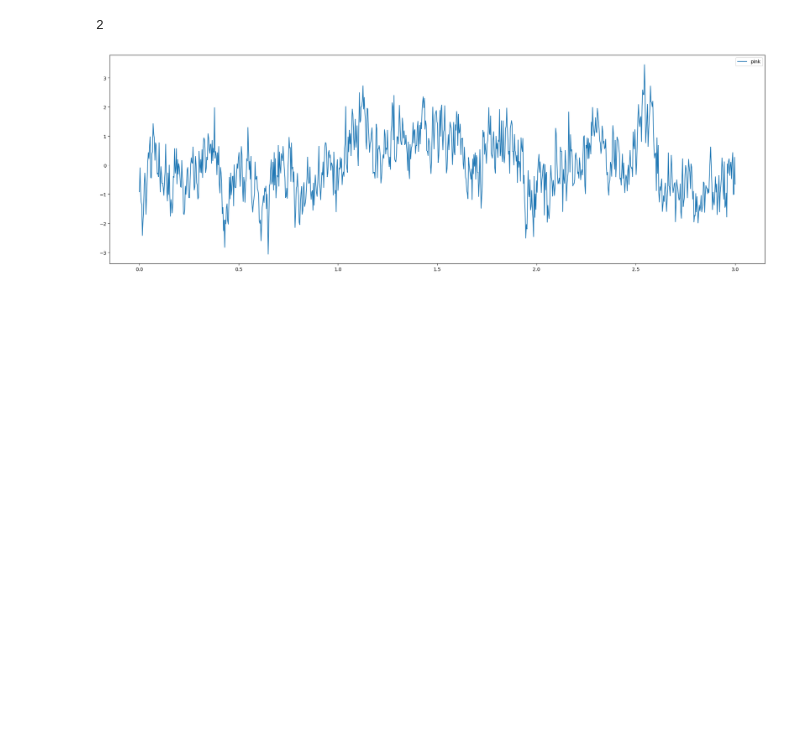
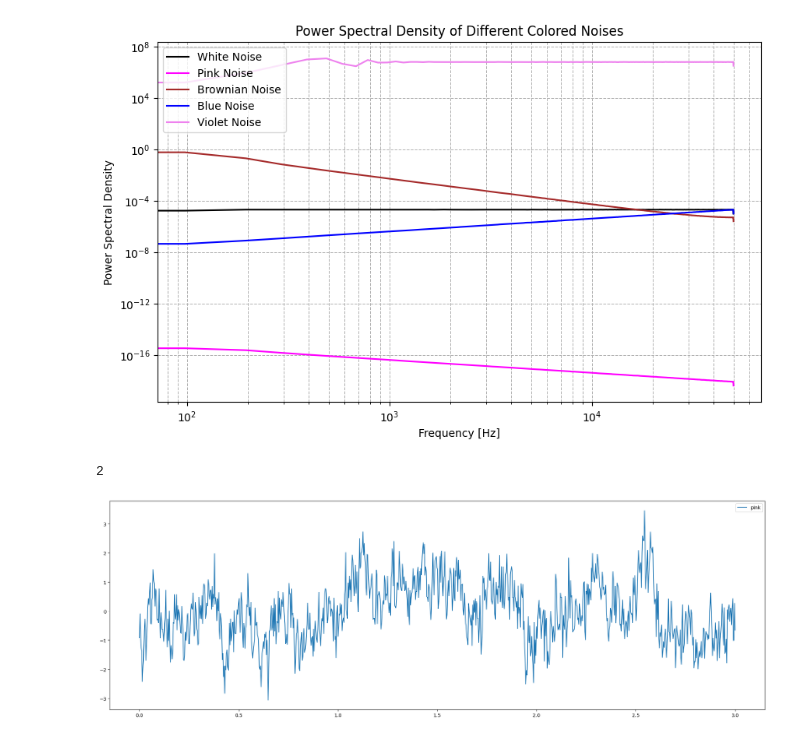
Before and after one commit to alexmarmaliuk/Space_Weather_Project, a Jupyter notebook: drafts/noises.ipynb, the cells around one changed output. Cells and saved outputs as stored; diff of their text form; code cells hidden in the pictures; blank space fills up the shorter version.

```diff
--- a/drafts/noises.ipynb
+++ b/drafts/noises.ipynb
@@ -53,3 +128,79 @@ plt.ylim([1e-3, None])
+# %%
+import numpy as np
+import matplotlib.pyplot as plt
+from scipy import signal
+
+# Function to generate white noise
+def white_noise(size):
+    return np.random.normal(0, 1, size)
+
+# Function to generate pink noise (1/f)
+def pink_noise(size):
+    uneven = size % 2
+    X = np.random.randn(size//2+1+uneven) + 1j * np.random.randn(size//2+1+uneven)
+    S = np.sqrt(np.arange(len(X)) + 1.) # Power-law for pink noise
+    y = (np.fft.irfft(X/S)).real
+    if uneven:
+        y = y[:-1]
+    return y
+
+# Function to generate Brownian noise (1/f^2)
+def brownian_noise(size):
+    return np.cumsum(np.random.randn(size))
+
+# Function to generate blue noise (f)
+def blue_noise(size):
+    uneven = size % 2
+    X = np.random.randn(size//2+1+uneven) + 1j * np.random.randn(size//2+1+uneven)
+    S = np.sqrt(np.arange(len(X)))  # Power-law for blue noise
+    y = (np.fft.irfft(X*S)).real
+    if uneven:
+        y = y[:-1]
+    return y
+
+# Function to generate violet noise (f^2)
+def violet_noise(size):
+    uneven = size % 2
+    X = np.random.randn(size//2+1+uneven) + 1j * np.random.randn(size//2+1+uneven)
+    S = np.arange(len(X)) ** 2  # Power-law for violet noise
+    y = (np.fft.irfft(X*S)).real
+    if uneven:
+        y = y[:-1]
+    return y
+
+# Plot PSD using Welch's method
+def plot_psd(noise_data, label, color, fs=1.0):
+    f, Pxx = signal.welch(noise_data, fs=fs, nperseg=1024)
+    plt.loglog(f, Pxx, label=label, color=color)
+
+# Generate noises
+size = 10000000  # Number of samples
+fs = 100000  # Sampling frequency
+
+noises = {
+    'White Noise': (white_noise(size), 'black'),
+    'Pink Noise': (pink_noise(size), 'magenta'),
+    'Brownian Noise': (brownian_noise(size), 'brown'),
+    'Blue Noise': (blue_noise(size), 'blue'),
+    'Violet Noise': (violet_noise(size), 'violet')
+}
+
+plt.figure(figsize=(10, 6))
+
+# Plot all noises on one plot
+for name, (noise, color) in noises.items():
+    plot_psd(noise, name, color, fs)
+
+# Customize plot
+plt.title('Power Spectral Density of Different Colored Noises')
+plt.xlabel('Frequency [Hz]')
+plt.ylabel('Power Spectral Density')
+plt.legend()
+plt.grid(True, which='both', linestyle='--', linewidth=0.7)
+
+plt.show()
+# %% [output]
+[figure, added]
 # %%
 {'a': 2,'b': 4}['a']
 # %% [output]
```
Also changed, not shown: parts of 2 cells of this notebook, 20 other files.
